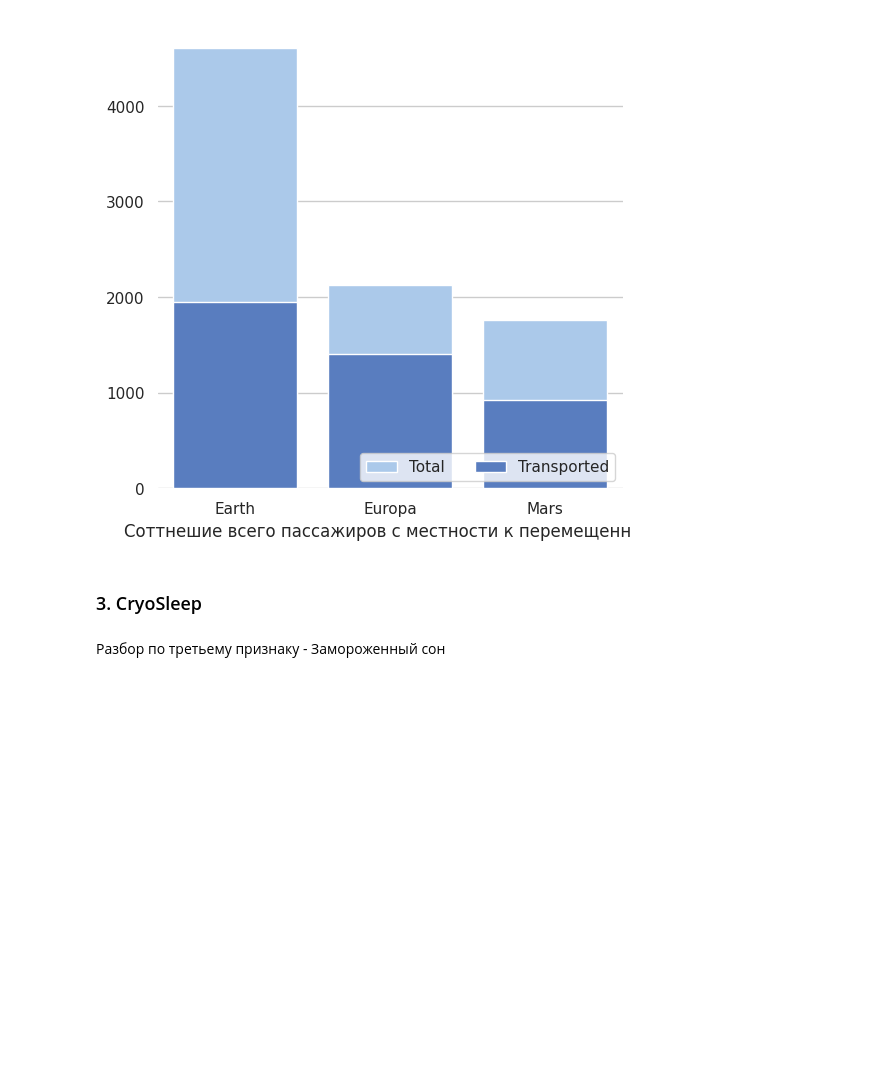
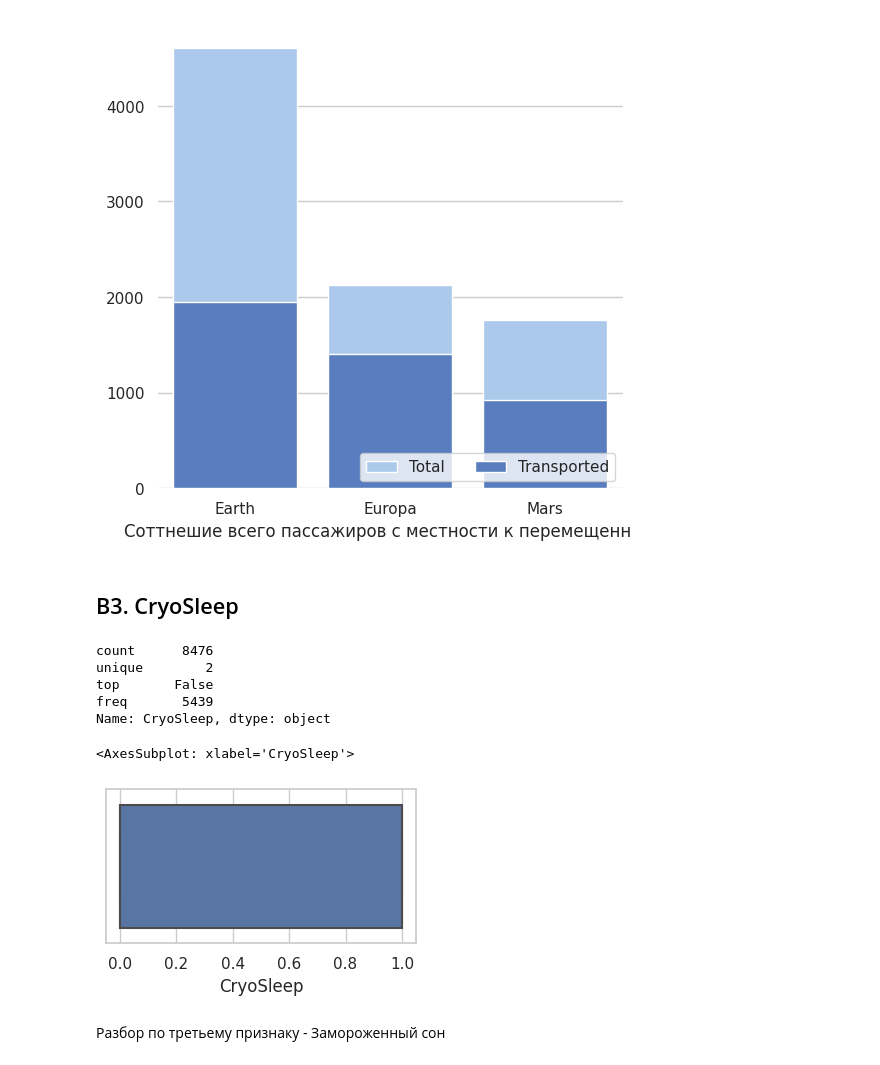
Before and after one commit to DanilVelikiy/kaggle_titanic, a Jupyter notebook: titanic.ipynb, the cells around one changed output. Drawn from its saved outputs; the diff is of its cells as text; code cells hidden in the pictures; blank space fills up the shorter version.

```diff
--- a/titanic.ipynb
+++ b/titanic.ipynb
@@ -230,7 +267,25 @@ sns.despine(left=True, bottom=True)
 # %% [output]
 [figure]
 # %% [markdown]
-### 3. CryoSleep
+## В3. CryoSleep
+# %%
+# описательная статистика
+trd.CryoSleep.describe()
+# %% [output]
+count      8476
+unique        2
+top       False
+freq       5439
+Name: CryoSleep, dtype: object
+# %%
+fig = plt.figure()
+ax = fig.add_subplot()
+fig.set_figheight(2)
+fig.set_figwidth(4)
+sns.boxplot(x=trd.CryoSleep)
+# %% [output]
+<AxesSubplot: xlabel='CryoSleep'>
+[figure, added]
 # %% [markdown]
 Разбор по третьему признаку - Замороженный сон
 # %%
```
Also changed, not shown: parts of 59 cells of this notebook.
